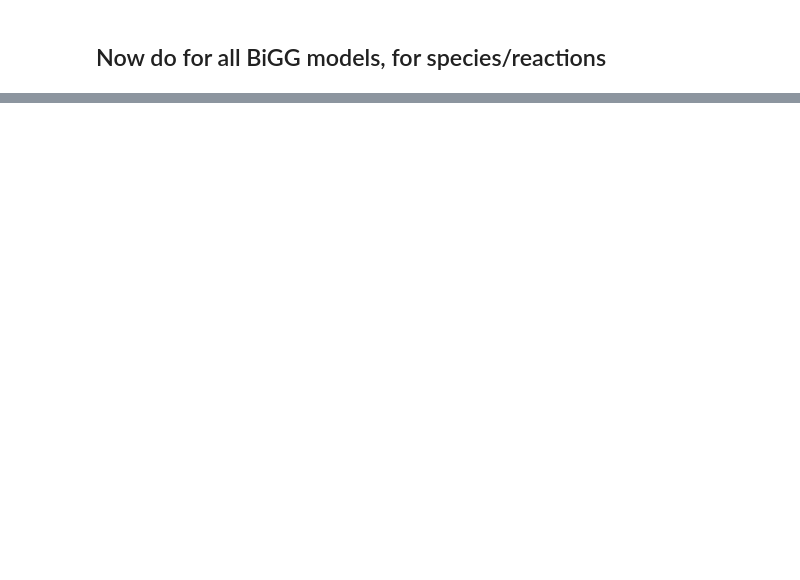
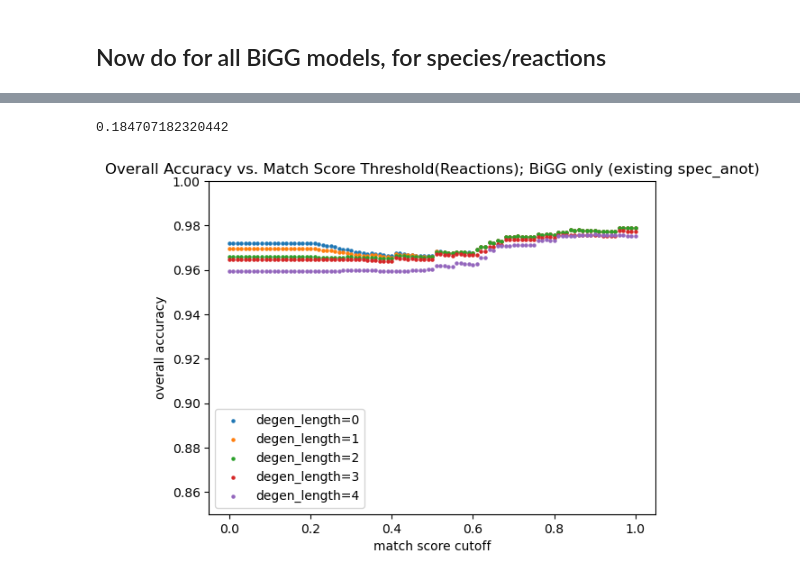
Before and after one commit to sys-bio/AMAS, a Jupyter notebook: notebooks/REF_new_accuracy_plots.ipynb, the cells around one changed output, grey strips where cells are left out. Saved outputs shown, nothing was run; the diff lists cells and outputs as text; code cells hidden in the pictures; blank space fills up the shorter version.

```diff
--- a/notebooks/REF_new_accuracy_plots.ipynb
+++ b/notebooks/REF_new_accuracy_plots.ipynb
@@ -536 +712,38 @@ spec_bigg_df
+# %%
+np.min(reac_bigg_df['match_score'])
+# %% [output]
+0.184707182320442
+# %%
+# Reaction - biggs only
+
+cutoffs = np.arange(0.0, 1.05, step=0.01)
+
+
+vals = dict()
+for one_degen in range(0, 5):
+  ys = []
+  xs = []
+  val_tuples = []
+  df = reac_bigg_df[reac_bigg_df['num_query_elements']>one_degen]
+  for one_c in cutoffs:
+    xs.append(one_c)
+    sub_df = df[df['match_score']>=one_c]
+    prop_accuracy = np.mean(sub_df['accuracy'])
+    ys.append(prop_accuracy)
+    val_tuples.append((one_c, prop_accuracy))
+  vals[str(one_degen)] = val_tuples
+  plt.scatter(xs, ys, s=5, label='degen_length=%d'%one_degen)
+plt.legend()
+plt.ylim([0.85,1.0])
+plt.xlabel('match score cutoff')
+plt.ylabel('overall accuracy')
+plt.title("Overall Accuracy vs. Match Score Threshold(Reactions); BiGG only (existing spec_anot)")
+
+# # print([val for val in val_tuples if val[1]>=0.95][0])
+FIGURE_DIR = '/Users/woosubs/Desktop/AutomateAnnotation/AMAS_suppl/figure_files'
+TEMPFIG_DIR = os.path.join(FIGURE_DIR, 'temp')
+plt.savefig(os.path.join(TEMPFIG_DIR, 'accuracy_vs_score_reactions_bigg.png'), dpi=300,
+            bbox_inches='tight', pad_inches=0.0)
+# %% [output]
+[figure, added]
 # %%
```
Also changed, not shown: parts of 29 cells of this notebook, 4 other files.
